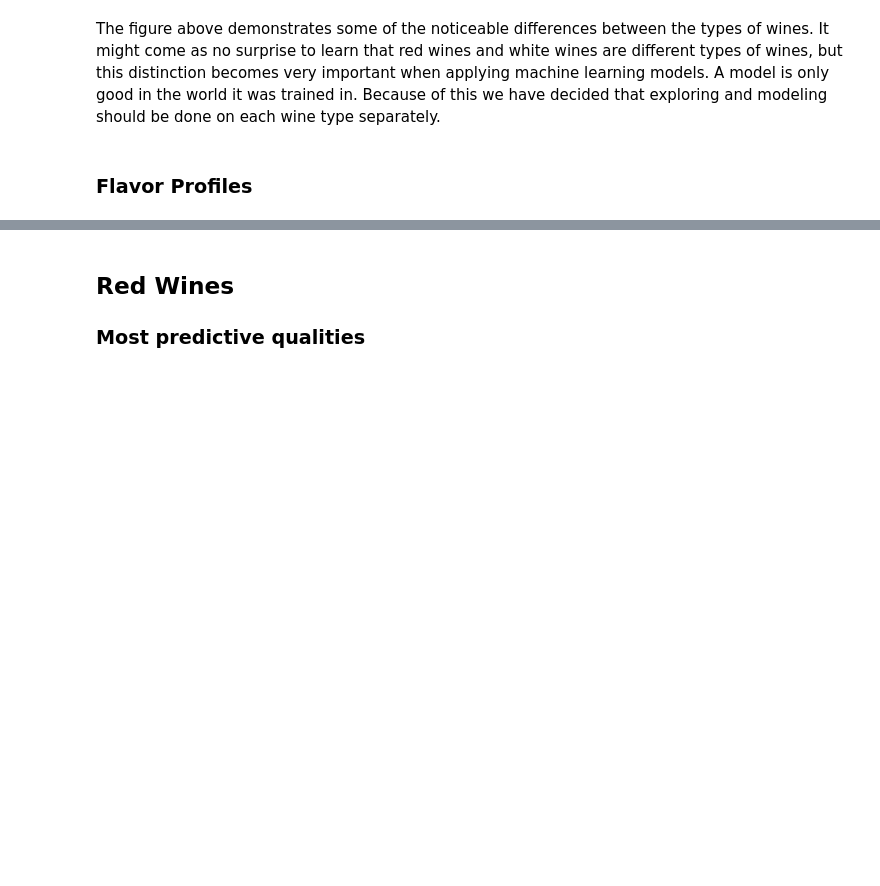
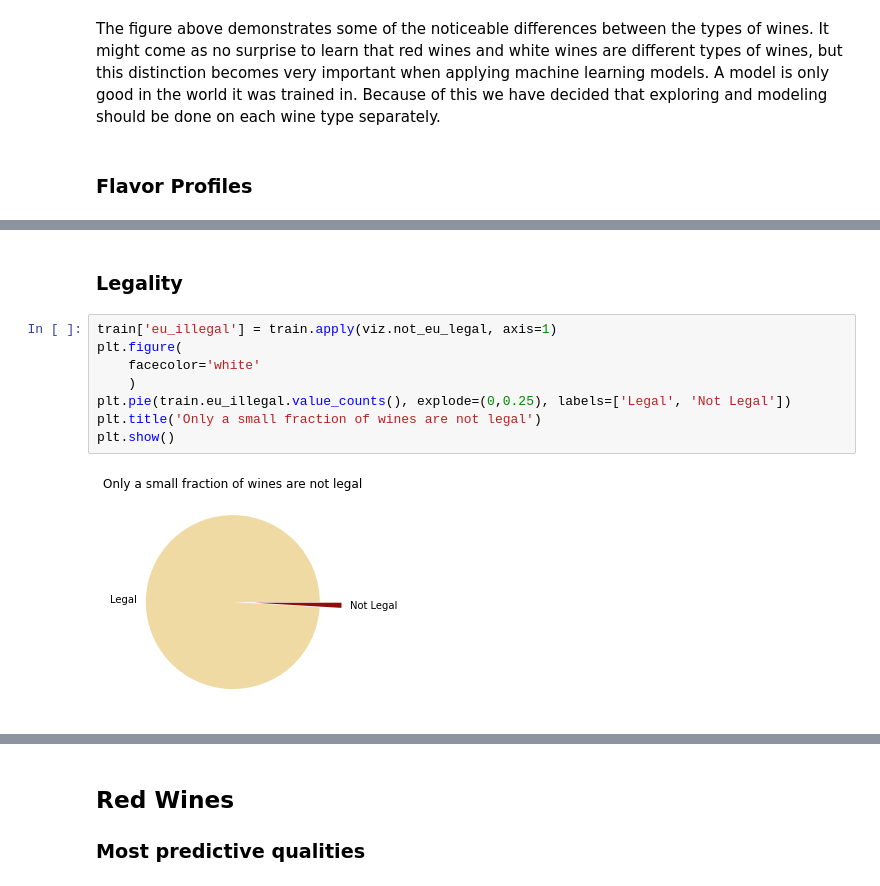
Before and after one commit to MrEnigmamgine/jtl_wine_quality, a Jupyter notebook: Final Report.ipynb, the cells around one changed output, grey strips where cells are left out. Saved outputs shown, nothing was run; the diff lists cells and outputs as text; blank space fills up the shorter version.

```diff
--- a/Final Report.ipynb
+++ b/Final Report.ipynb
@@ -159,3 +282,15 @@ plt.show()
 
 
 By creating these clusters we discovered that the testers for this dataset hat a clear preference for strong, unsweetened wines.  In addition to being a strong predictor for quality, these clusters can help manufacturers market their wine to the appropriate customers.  For example, people who only drink socially might prefer sweeter wines with a low alcohol strength.
+# %% [markdown]
+### Legality
+# %%
+train['eu_illegal'] = train.apply(viz.not_eu_legal, axis=1)
+plt.figure(
+    facecolor='white'
+    )
+plt.pie(train.eu_illegal.value_counts(), explode=(0,0.25), labels=['Legal', 'Not Legal'])
+plt.title('Only a small fraction of wines are not legal')
+plt.show()
+# %% [output]
+[figure, added]
```
Also changed, not shown: parts of 9 cells of this notebook, 4 other files.
